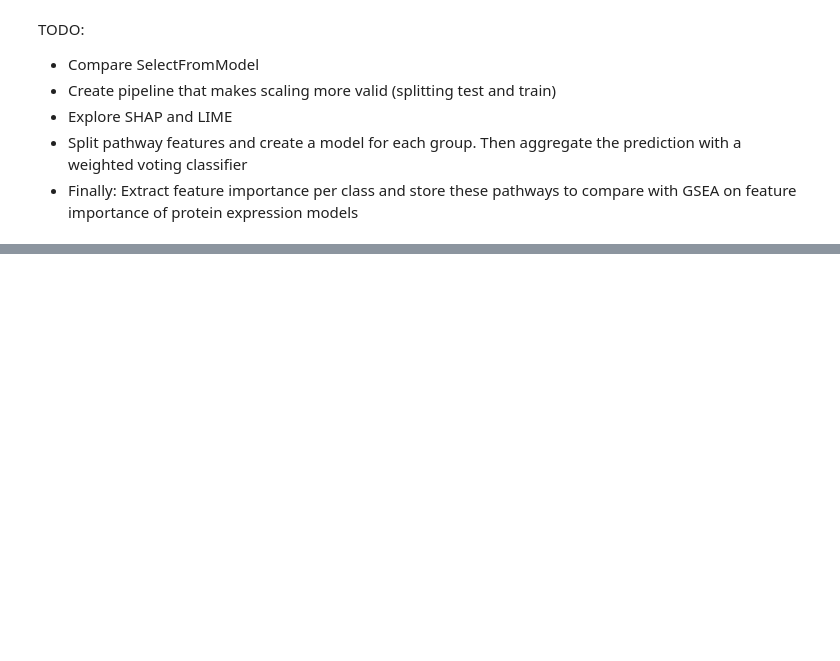
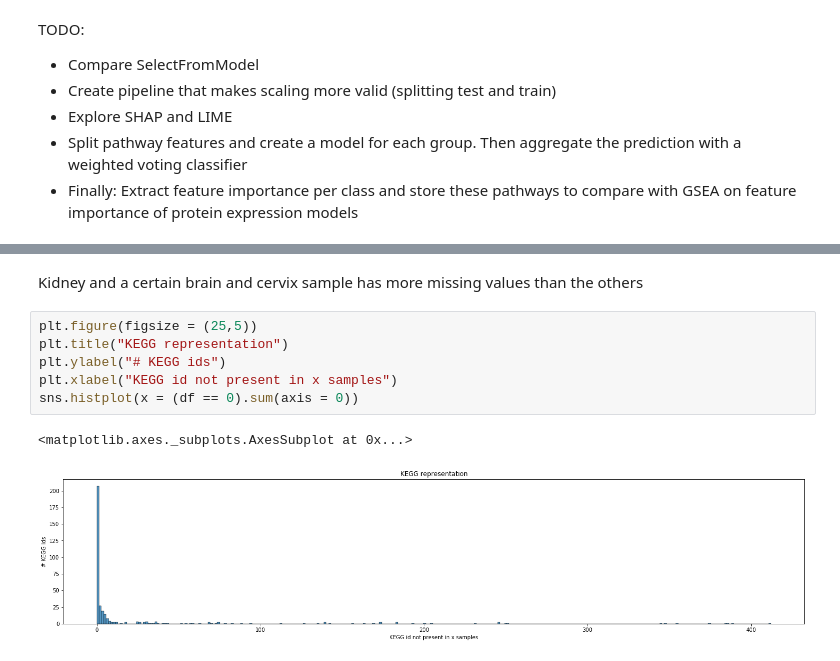
Before and after one commit to SamvPy/Master_thesis_AJ_22_23, a Jupyter notebook: master_thesis/Atlas_analysis/KEGG_mapping.ipynb, the cells around one changed output, grey strips where cells are left out. Saved outputs shown, nothing was run; the diff lists cells and outputs as text; blank space fills up the shorter version.

```diff
--- a/master_thesis/Atlas_analysis/KEGG_mapping.ipynb
+++ b/master_thesis/Atlas_analysis/KEGG_mapping.ipynb
@@ -500,0 +561,11 @@ TODO:
+# %% [markdown]
+Kidney and a certain brain and cervix sample has more missing values than the others
+# %%
+plt.figure(figsize = (25,5))
+plt.title("KEGG representation")
+plt.ylabel("# KEGG ids")
+plt.xlabel("KEGG id not present in x samples")
+sns.histplot(x = (df == 0).sum(axis = 0))
+# %% [output]
+<matplotlib.axes._subplots.AxesSubplot at 0x...>
+[figure, added]
```
Also changed, not shown: parts of 35 cells of this notebook, 13 other files.
